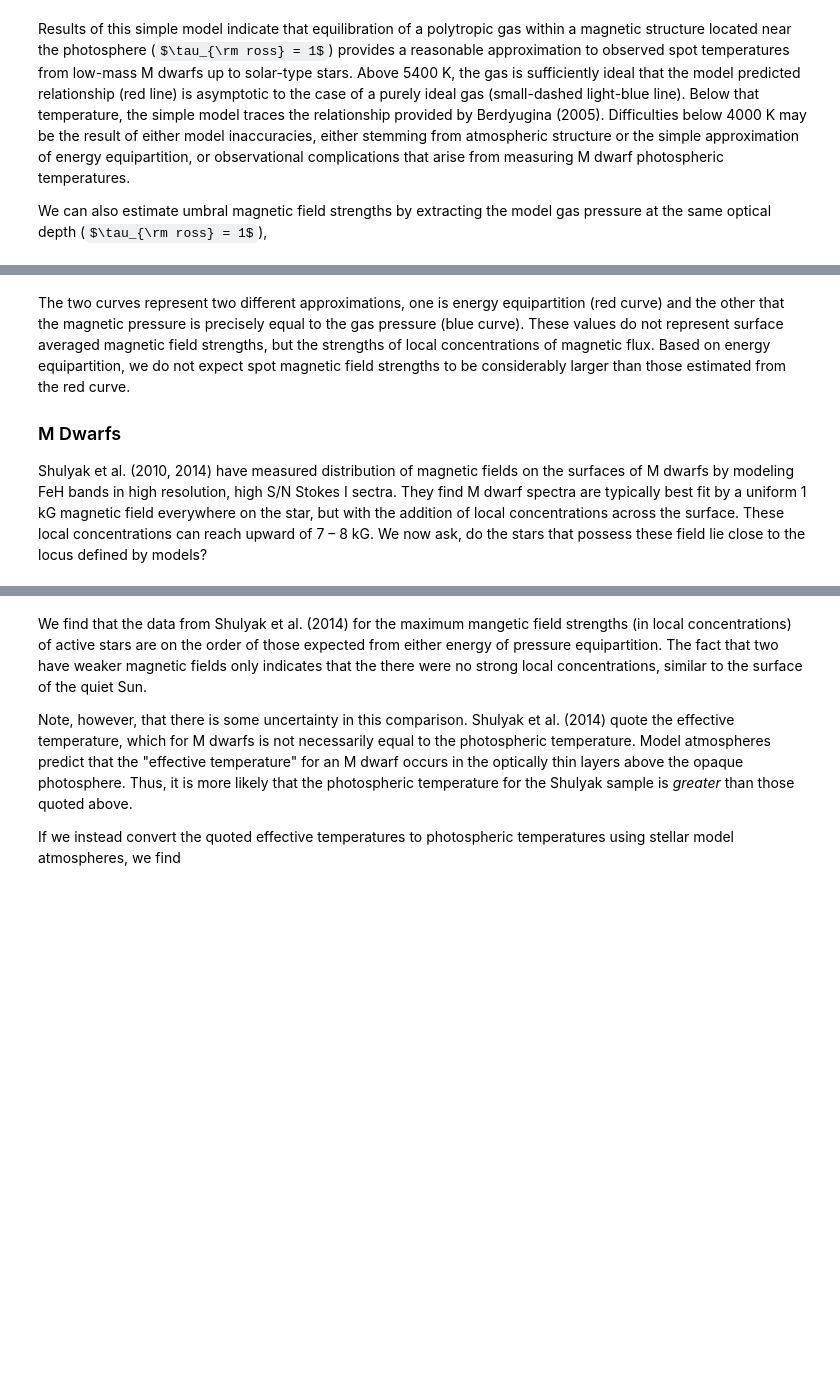
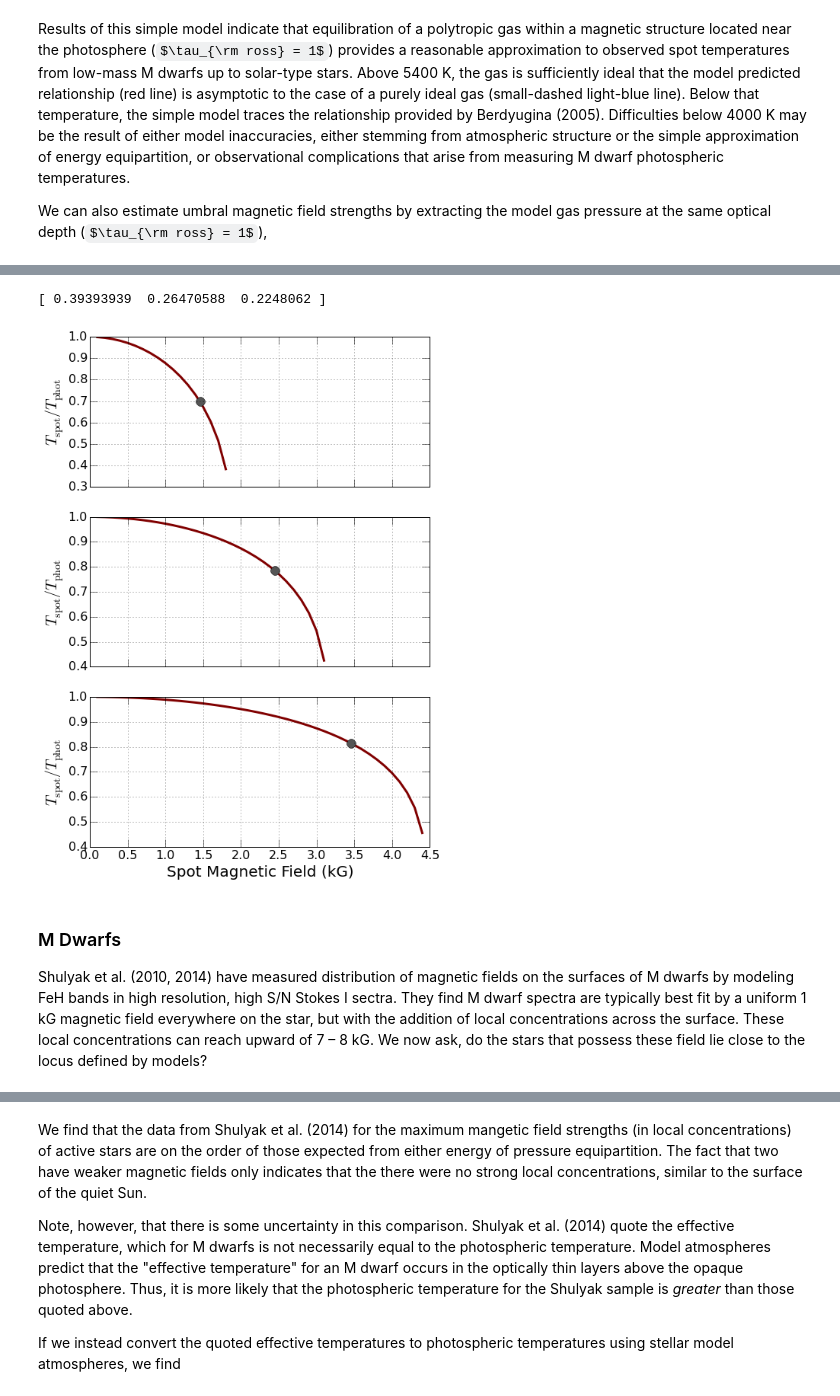
Before and after one commit to gfeiden/Notebook, a Jupyter notebook: Daily/20150803_pressure_reduc_spots.ipynb, the cells around one changed output, grey strips where cells are left out. Saved outputs shown, nothing was run; the diff lists cells and outputs as text; code cells hidden in the pictures; some formulas as TeX source; blank space fills up the shorter version.

```diff
--- a/Daily/20150803_pressure_reduc_spots.ipynb
+++ b/Daily/20150803_pressure_reduc_spots.ipynb
@@ -203,6 +207,28 @@ ax.plot(np.arange(3240., 5880., 20.), B_field_Peq_smooth, '-', lw=2, dashes=(20.
+# %%
+B_field_strengths = np.arange(0.1, 8.1, 0.1)*1.0e3
+log_P_phot = np.array([5.15, 5.60, 5.90])
+Gamma_phot = np.array([1.65, 1.36, 1.29])
+Exponents = (Gamma_phot - 1.0)/Gamma_phot
+print Exponents
+
+fig, ax = plt.subplots(3, 1, figsize=(8, 12), sharex=True)
+
+i = 0
+ax[2].set_xlabel('Spot Magnetic Field (kG)', fontsize=20.)
+for axis in ax:
+    B_field_eq = np.sqrt(12.*np.pi*(0.4*10**log_P_phot[i]))
+    axis.grid(True)
+    axis.set_ylabel('$T_{\\rm spot} / T_{\\rm phot}$', fontsize=20.)
+    axis.tick_params(which='major', axis='both', length=10., labelsize=16.)
+    axis.plot(B_field_strengths/1.0e3, (1.0 - B_field_strengths**2/(8.*np.pi*10**log_P_phot[i]))**Exponents[i],
+              '-', lw=3, c='#800000')
+    axis.plot(B_field_eq/1.0e3, (1.0 - B_field_eq**2/(8.0*np.pi*10**log_P_phot[i]))**Exponents[i],
+              'o', markersize=12.0, c='#555555')
+    i += 1
+# %% [output]
+[ 0.39393939  0.26470588  0.2248062 ]
+[figure, added]
 # %% [markdown]
-The two curves represent two different approximations, one is energy equipartition (red curve) and the other that the magnetic pressure is precisely equal to the gas pressure (blue curve). These values do not represent surface averaged magnetic field strengths, but the strengths of local concentrations of magnetic flux. Based on energy equipartition, we do not expect spot magnetic field strengths to be considerably larger than those estimated from the red curve.
-
 ### M Dwarfs
 
 Shulyak et al. (2010, 2014) have measured distribution of magnetic fields on the surfaces of M dwarfs by modeling FeH bands in high resolution, high S/N Stokes I sectra. They find M dwarf spectra are typically best fit by a uniform 1 kG magnetic field everywhere on the star, but with the addition of local concentrations across the surface. These local concentrations can reach upward of 7 &ndash; 8 kG. We now ask, do the stars that possess these field lie close to the locus defined by models?
```
Also changed, not shown: parts of 7 cells of this notebook.
